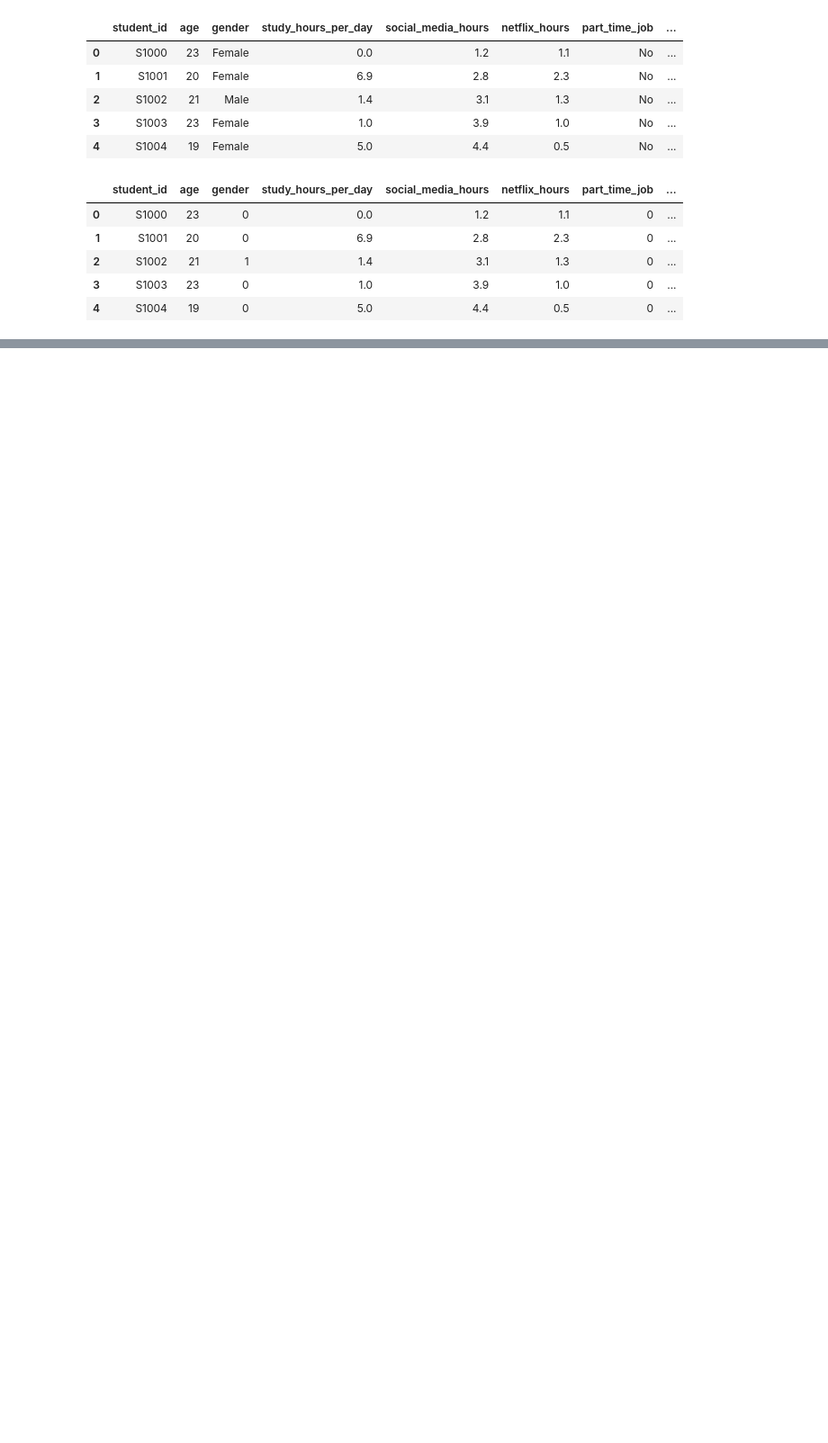
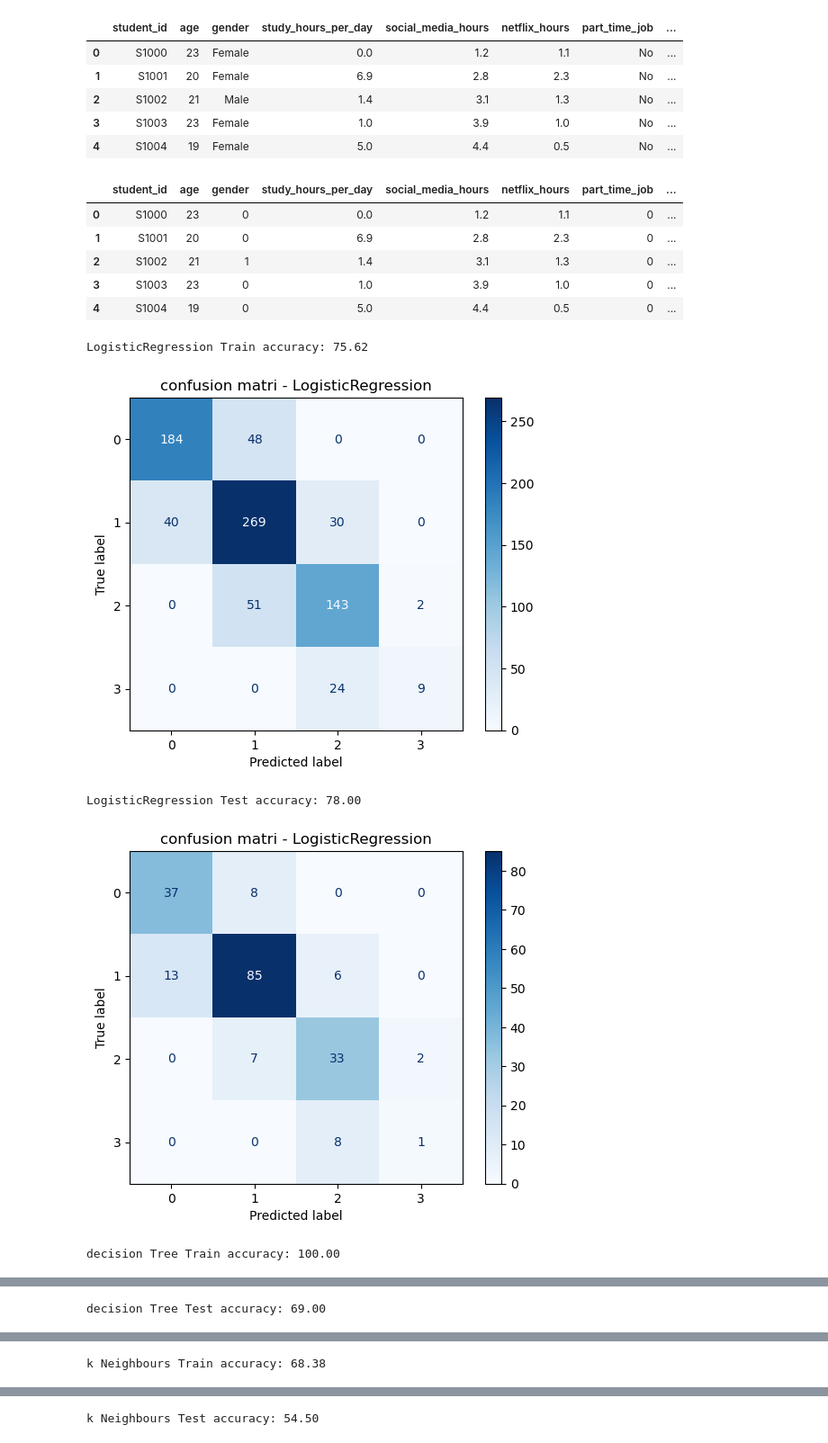
Before and after one commit to chaudhary-dotcom/ML, a Jupyter notebook: StudentHabbits_grades.ipynb, the cells around one changed output, grey strips where cells are left out. Shown at 90% size. Saved outputs shown, nothing was run; the diff lists cells and outputs as text; code cells hidden in the pictures; blank space fills up the shorter version.

```diff
--- a/StudentHabbits_grades.ipynb
+++ b/StudentHabbits_grades.ipynb
@@ -231,3 +231,34 @@ models = {
     'k Neighbours': KNeighborsClassifier()
 
 }
+# %%
+for name, model in models.items():
+    model.fit(X_train, y_train)
+    pred_train = model.predict(X_train)
+    pred_test = model.predict(X_test)
+
+    test_acc = accuracy_score(y_test, pred_test) * 100
+    train_acc = accuracy_score(pred_train, y_train) * 100
+
+    train_cm = confusion_matrix(y_train, pred_train)
+    test_cm = confusion_matrix(y_test, pred_test)
+
+    print(f'{name} Train accuracy: {train_acc:.2f}')
+
+    dispp = ConfusionMatrixDisplay(confusion_matrix=train_cm)
+    dispp.plot(cmap='Blues')
+    plt.title(f'confusion matri - {name}')
+    plt.show()
+
+    print(f'{name} Test accuracy: {test_acc:.2f}')
+
+    dispp = ConfusionMatrixDisplay(confusion_matrix=test_cm)
+    dispp.plot(cmap='Blues')
+    plt.title(f'confusion matri - {name}')
+    plt.show()
+# %% [output]
+LogisticRegression Train accuracy: 75.62
+[figure, added]
+LogisticRegression Test accuracy: 78.00
+[figure, added]
+decision Tree Train accuracy: 100.00
@@ -233,0 +266 @@ models = {
+decision Tree Test accuracy: 69.00
@@ -233,0 +268 @@ models = {
+k Neighbours Train accuracy: 68.38
@@ -233,0 +270 @@ models = {
+k Neighbours Test accuracy: 54.50
```
Also changed, not shown: parts of 7 cells of this notebook.
